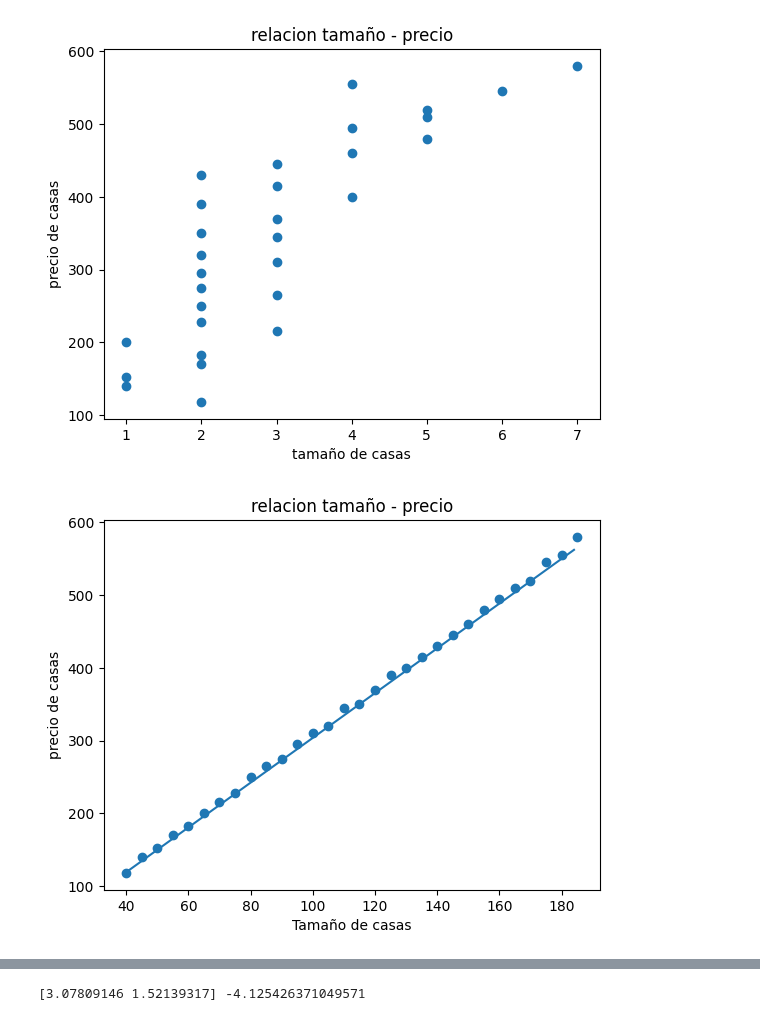
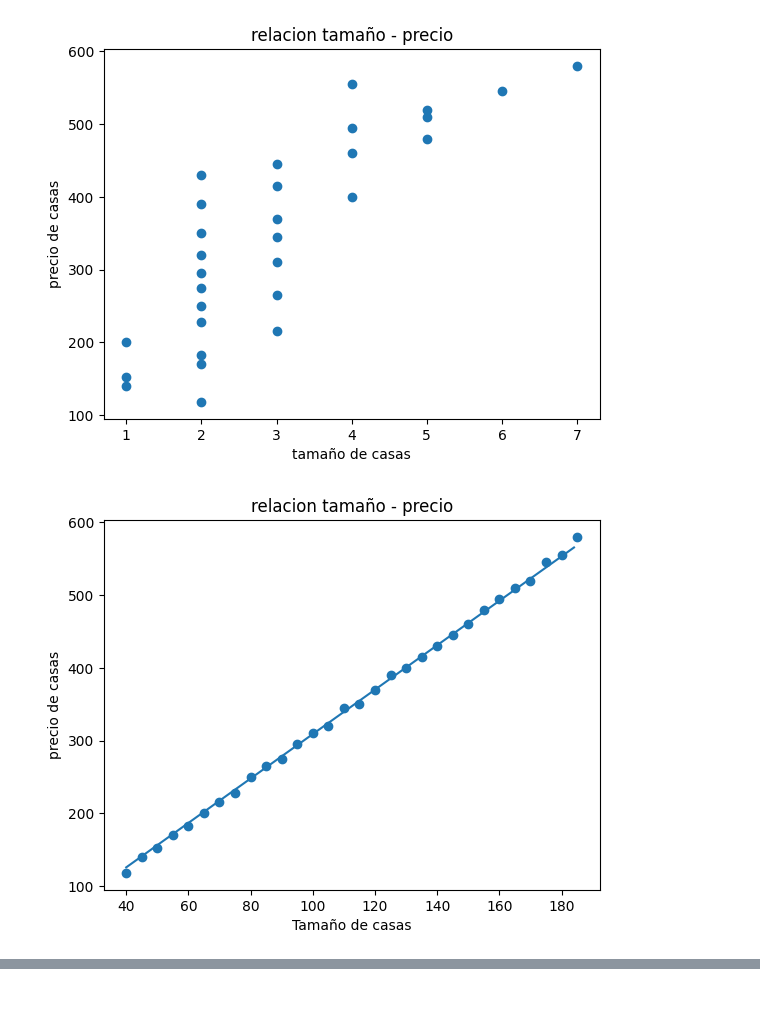
Before and after one commit to heisenberg304/aprendiendo-ml-cloud, a Jupyter notebook: dia4.ipynb, the cells around one changed output, grey strips where cells are left out. Saved outputs shown, nothing was run; the diff lists cells and outputs as text; code cells hidden in the pictures.

```diff
--- a/dia4.ipynb
+++ b/dia4.ipynb
@@ -59,36 +59,33 @@ b = model.intercept_
 pred = model.predict(x_test)
 
 #crear linea del modelo
 #tamaño-precio
 T = [i for i in range(int(min(x[:,0])) , int(max(x[:,0])))]
 Tx_values = []
-[Tx_values.append([i,0]) for i in T]
+[Tx_values.append([i,sum(x[:,1])/len(x)]) for i in T]
 Tx_values = np.array(Tx_values)
 y_values = model.predict(Tx_values)
 
 #Tamaño
 plt.scatter(x[:,0], y)
 plt.plot(Tx_values[:,0], y_values)
 plt.xlabel("Tamaño de casas")
 plt.ylabel("precio de casas")
 plt.title("relacion tamaño - precio")
 plt.show()
 
 #Habitaciones
 plt.scatter(x[:,1], y)
 plt.xlabel("Habitaciones de casas")
 plt.ylabel("precio de casas")
 plt.title("relacion habitaciones - precio")
 plt.show()
 
 #meticas MSE y R^2
 MSE = mean_squared_error(y_test, pred)
 R2 = r2_score(y_test, pred)
-
-print(w, b)
 # %% [output]
 [figure]
 [figure]
-[figure, old version]
+[figure, new version]
 [figure]
-[3.07809146 1.52139317] -4.125426371049571
```
